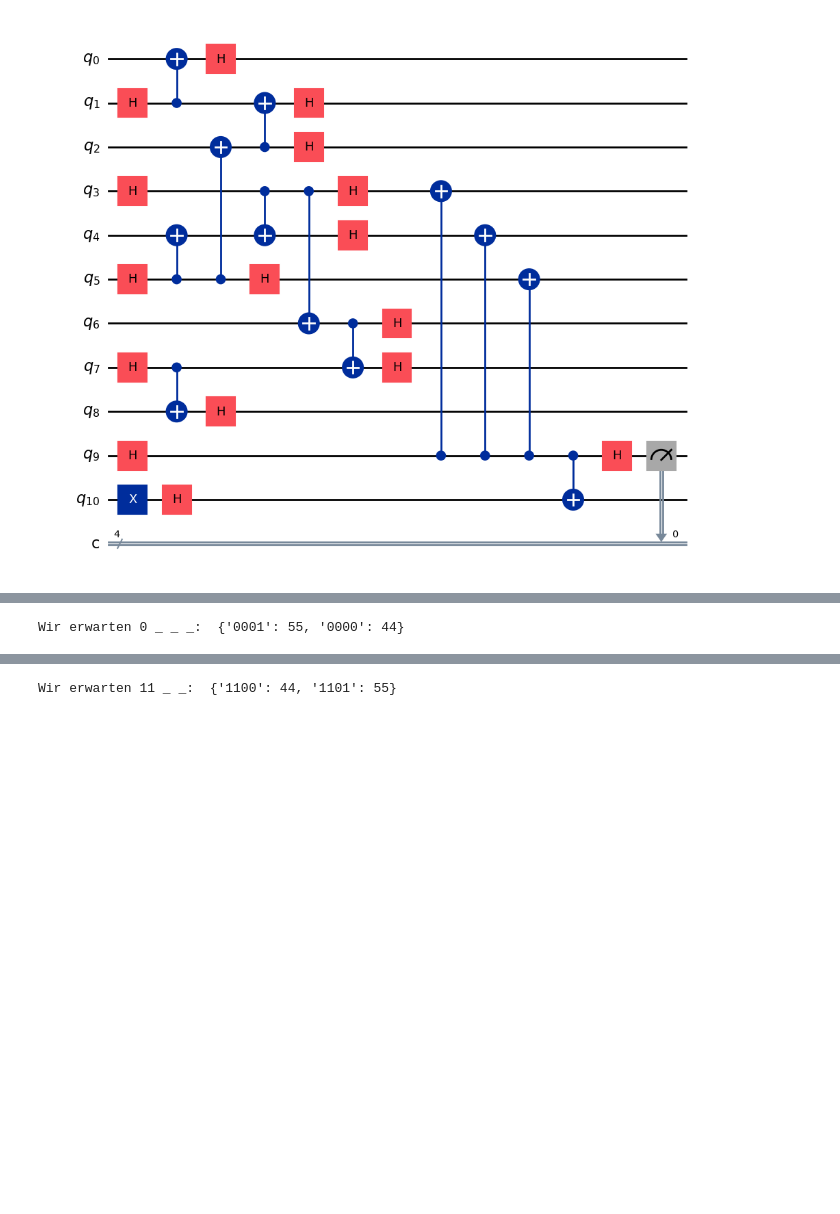
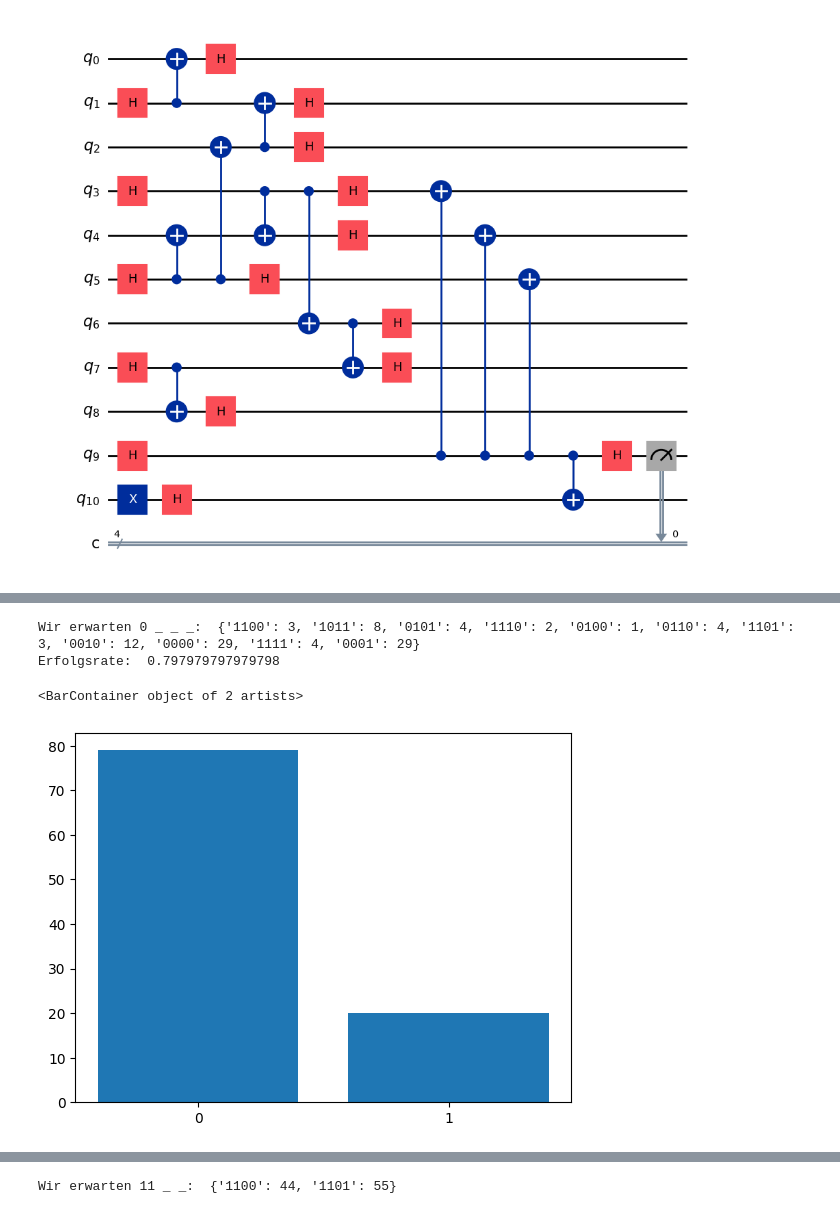
Before and after one commit to RicemanBoy/qc_researchproject, a Jupyter notebook: Rotated Surface Code/Eigener Surface Code.ipynb, the cells around one changed output, grey strips where cells are left out. Drawn from its saved outputs; the diff is of its cells as text; code cells hidden in the pictures; blank space fills up the shorter version.

```diff
--- a/Rotated Surface Code/Eigener Surface Code.ipynb
+++ b/Rotated Surface Code/Eigener Surface Code.ipynb
@@ -869,26 +864,63 @@ Wir erwarten 1 _ _ _:  {'0100': 99}
 # %%
 #Implementation von iQPE für 2 Iterationen mit Theta=90°  : Zweite Iteration
+
+depolarizing_prob = 0.01
+dep_error = depolarizing_error(depolarizing_prob, 1)
+dep_error_2q = depolarizing_error(depolarizing_prob, 2)
+noise_model = NoiseModel()
+noise_model.add_all_qubit_quantum_error(dep_error, ['x', "z",'h',"s","sdg"])  # Apply to single-qubit gates
+noise_model.add_all_qubit_quantum_error(dep_error_2q, ["cx"])  # Apply to 2-qubit gates
 
 qc = rot_surf_code(2)
 
 ancilla = qc.num_qubits - 2
 
 qc = X_L(qc, n = 1)
 qc = Hadamard(qc, 0)
 
 qc = control_S_L(qc,"00",control = 0, target = 1)
 qc = adjoint_S_L(qc, hadamard=True, pos = 0)
 qc = Hadamard(qc, 0)
 
+qc = QEC(qc, hadamard=False, pos=0, iterations=1)
+
 qc.reset(ancilla)
 qc = Z_parity(qc, pos = 0)
 
 qc.measure(ancilla,3)
 
+shots = 99
+
 sim = AerSimulator()
-job = sim.run(qc,shots=99)
+job = sim.run(qc, shots=shots)
 result = job.result()
 counts = result.get_counts()
 print("Wir erwarten 0 _ _ _: ",counts)
+
+x = list(counts.keys())
+x = [i[0] for i in x]
+y_old = list(counts.values())
+
+success  =  0
+for i in range(len(x)):
+    if x[i] == "0":
+        success += y_old[i]
+
+print("Erfolgsrate: ", success/shots)
+
+y = [0,0]
+
+for i in range(len(x)):
+    if x[i] == "0":
+        y[0] += y_old[i]
+    elif x[i] == "1":
+        y[1] += y_old[i]
+
+x = ["0","1"]
+
+plt.bar(x,y)
 # %% [output]
-Wir erwarten 0 _ _ _:  {'0001': 55, '0000': 44}
+Wir erwarten 0 _ _ _:  {'1100': 3, '1011': 8, '0101': 4, '1110': 2, '0100': 1, '0110': 4, '1101': 3, '0010': 12, '0000': 29, '1111': 4, '0001': 29}
+Erfolgsrate:  0.797979797979798
+<BarContainer object of 2 artists>
+[figure, added]
```
Also changed, not shown: parts of 14 cells of this notebook.
